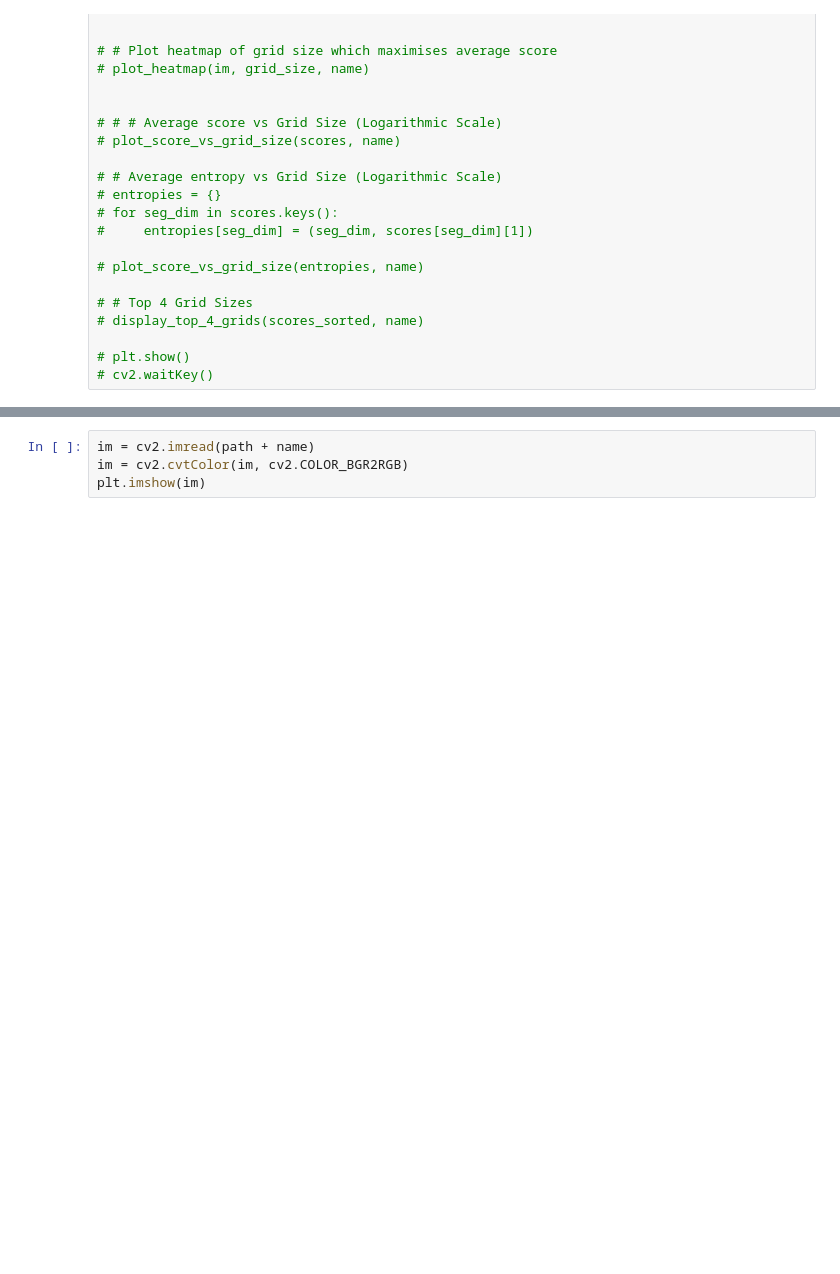
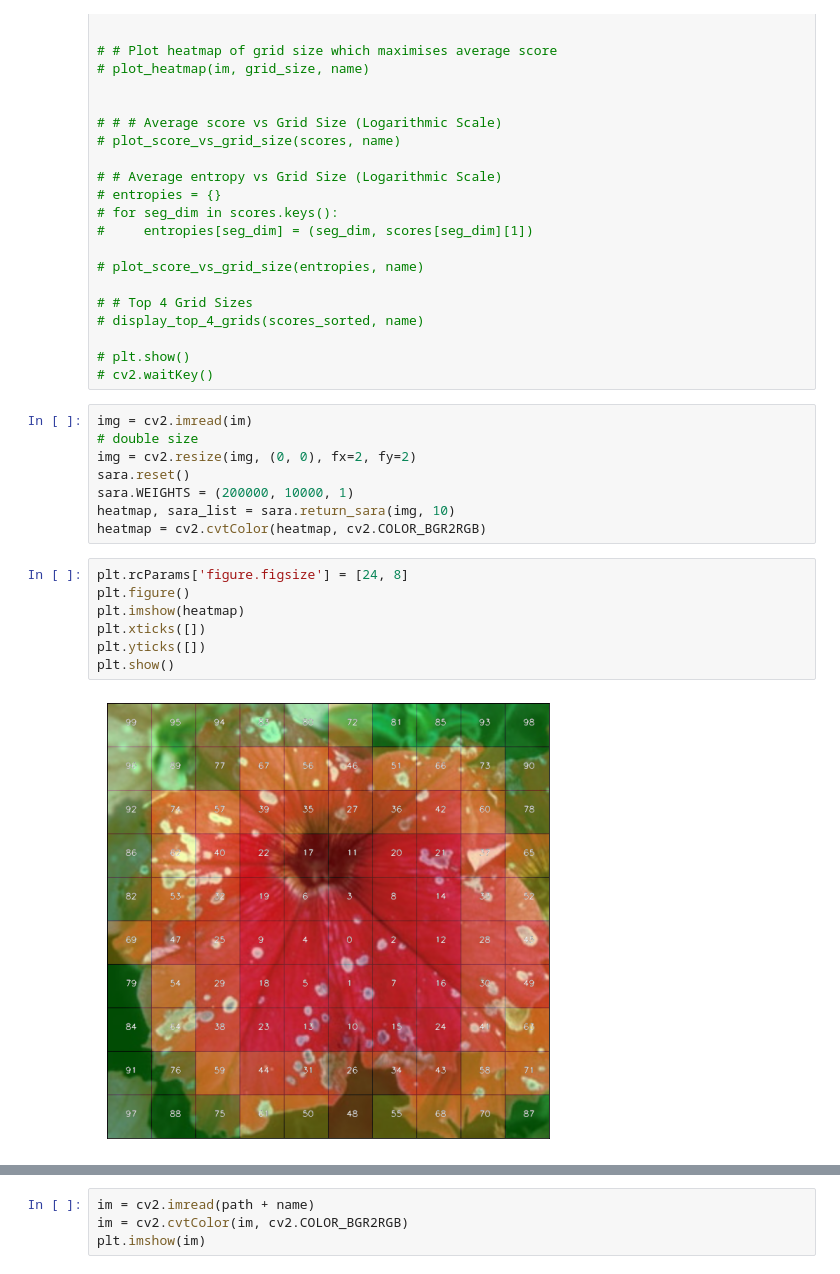
Before and after one commit to matthewkenely/ICT3909, a Jupyter notebook: SaliencyRanking/App.ipynb, the cells around one changed output, grey strips where cells are left out. Saved outputs shown, nothing was run; the diff lists cells and outputs as text; blank space fills up the shorter version.

Commit message:
New centre bias diagram

```diff
--- a/SaliencyRanking/App.ipynb
+++ b/SaliencyRanking/App.ipynb
@@ -141,6 +141,23 @@ im = path + name
 
 # plt.show()
 # cv2.waitKey()
+# %%
+img = cv2.imread(im)
+# double size
+img = cv2.resize(img, (0, 0), fx=2, fy=2)
+sara.reset()
+sara.WEIGHTS = (200000, 10000, 1)
+heatmap, sara_list = sara.return_sara(img, 10)
+heatmap = cv2.cvtColor(heatmap, cv2.COLOR_BGR2RGB)
+# %%
+plt.rcParams['figure.figsize'] = [24, 8]
+plt.figure()
+plt.imshow(heatmap)
+plt.xticks([])
+plt.yticks([])
+plt.show()
+# %% [output]
+[figure, added]
 # %%
 sara.reset()
 plot_heatmap(im, 10, name)
```
Also changed, not shown: parts of 1 cell of this notebook, 2 other files.
